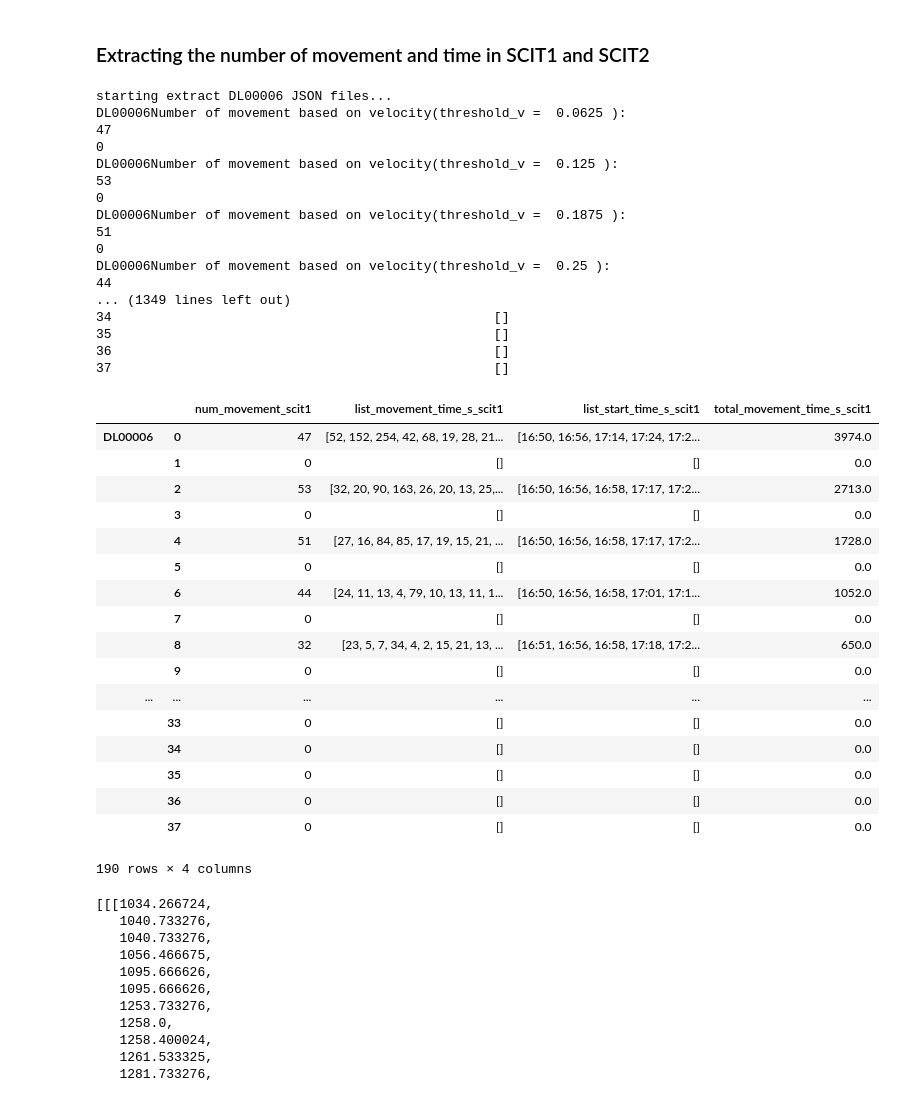
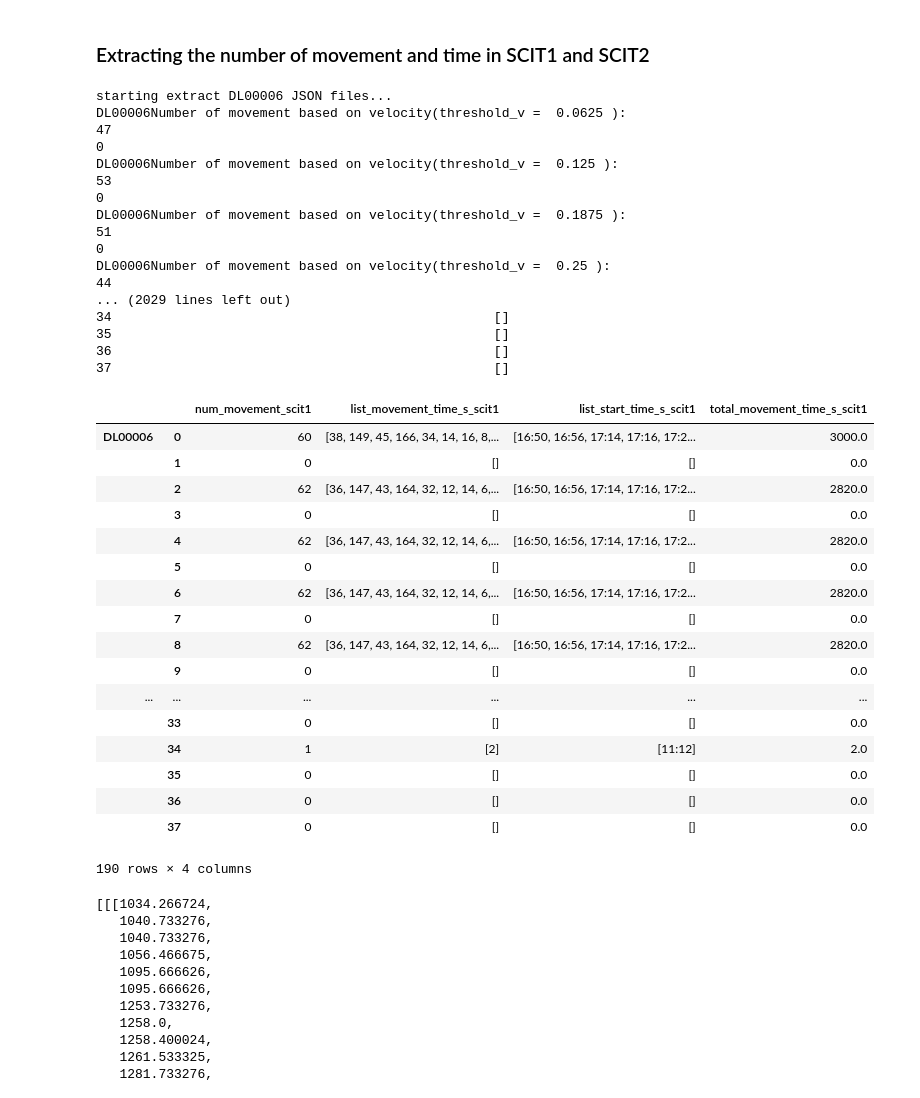
Before and after one commit to buyanyun/video-analysis-testing, a Jupyter notebook: extracting_feature_ipynb_version_abstract.ipynb, the cells around one changed output. Drawn from its saved outputs; the diff is of its cells as text; code cells hidden in the pictures.

```diff
--- a/extracting_feature_ipynb_version_abstract.ipynb
+++ b/extracting_feature_ipynb_version_abstract.ipynb
@@ -15,6 +15,7 @@ video_list = ['DL00006', 'DS00005', 'EJ00004', 'LS00003', 'MSC00011']
 time_list = [[16 + 5/6, 21+5/6], [15.5,20.5],[11.6666,16.6666], [11,16], [11,16]]
 
 Dv = []
+Dv2 = []
 Dm = []
 
 
@@ -23,7 +24,7 @@ for i in range(len(video_list)):
     SCIT_start = time_list[i][0]
     SCIT_end = time_list[i][1]
 
-    Xv, Xm = extract_json_file(video_name, SCIT_start, SCIT_end, 20, 20, 30)
+    Xv, Xv2, Xm = extract_json_file(video_name, SCIT_start, SCIT_end, 20, 20, 30)
 
     Xv = pd.DataFrame(Xv)
     Xv.columns = ['num_movement_scit1','list_movement_time_s_scit1', 'list_start_time_s_scit1']
@@ -36,6 +37,17 @@ for i in range(len(video_list)):
     print(Xv)
     Dv.append(Xv)
 
+    Xv2 = pd.DataFrame(Xv2)
+    Xv2.columns = ['num_movement_scit1','list_movement_time_s_scit1', 'list_start_time_s_scit1']
+#     body_part = ["Nose",  "Neck"]
+#                 ,  "RShoulder",  "RElbow",  "RWrist",  "LShoulder",  \
+#                 "LElbow",  "LWrist",  "MidHip",  "RHip", "RKnee", "RAnkle", "LHip", "LKnee", \
+#                 "LAnkle", "REye", "LEye", "REar", "LEar", "LBigToe", "LSmallToe", "LHeel", \
+#                 "RBigToe", "RSmallToe", "RHeel"]
+#     Xv.insert(0,'body_part',body_part)
+    print(Xv2)
+    Dv2.append(Xv2)
+
     Xm = pd.DataFrame(Xm)
     Xm.columns = ['num_movement_scit1','list_movement_time_s_scit1', 'list_start_time_s_scit1']
 #     body_part = ["Nose",  "Neck"]
@@ -59,7 +71,7 @@ DL00006Number of movement based on velocity(threshold_v =  0.1875 ):
 0
 DL00006Number of movement based on velocity(threshold_v =  0.25 ):
 44
-... (1349 lines left out)
+... (2029 lines left out)
 34                                                 []
 35                                                 []
 36                                                 []
@@ -67,25 +79,28 @@ DL00006Number of movement based on velocity(threshold_v =  0.25 ):
 # %%
 Dv = pd.concat(Dv, keys = video_list)
 Dv['total_movement_time_s_scit1'] = Dv['list_movement_time_s_scit1'].apply(lambda x: np.sum(x))
 
+Dv2 = pd.concat(Dv2, keys = video_list)
+Dv2['total_movement_time_s_scit1'] = Dv2['list_movement_time_s_scit1'].apply(lambda x: np.sum(x))
+
 Dm = pd.concat(Dm, keys = video_list)
 Dm['total_movement_time_s_scit1'] = Dm['list_movement_time_s_scit1'].apply(lambda x: np.sum(x))
-Dv
+Dv2
 # %% [output]
 |  |  | num_movement_scit1 | list_movement_time_s_scit1 | list_start_time_s_scit1 | total_movement_time_s_scit1 |
-| DL00006 | 0 | 47 | [52, 152, 254, 42, 68, 19, 28, 21... | [16:50, 16:56, 17:14, 17:24, 17:2... | 3974.0 |
+| DL00006 | 0 | 60 | [38, 149, 45, 166, 34, 14, 16, 8,... | [16:50, 16:56, 17:14, 17:16, 17:2... | 3000.0 |
 |  | 1 | 0 | [] | [] | 0.0 |
-|  | 2 | 53 | [32, 20, 90, 163, 26, 20, 13, 25,... | [16:50, 16:56, 16:58, 17:17, 17:2... | 2713.0 |
+|  | 2 | 62 | [36, 147, 43, 164, 32, 12, 14, 6,... | [16:50, 16:56, 17:14, 17:16, 17:2... | 2820.0 |
 |  | 3 | 0 | [] | [] | 0.0 |
-|  | 4 | 51 | [27, 16, 84, 85, 17, 19, 15, 21, ... | [16:50, 16:56, 16:58, 17:17, 17:2... | 1728.0 |
+|  | 4 | 62 | [36, 147, 43, 164, 32, 12, 14, 6,... | [16:50, 16:56, 17:14, 17:16, 17:2... | 2820.0 |
 |  | 5 | 0 | [] | [] | 0.0 |
-|  | 6 | 44 | [24, 11, 13, 4, 79, 10, 13, 11, 1... | [16:50, 16:56, 16:58, 17:01, 17:1... | 1052.0 |
+|  | 6 | 62 | [36, 147, 43, 164, 32, 12, 14, 6,... | [16:50, 16:56, 17:14, 17:16, 17:2... | 2820.0 |
 |  | 7 | 0 | [] | [] | 0.0 |
-|  | 8 | 32 | [23, 5, 7, 34, 4, 2, 15, 21, 13, ... | [16:51, 16:56, 16:58, 17:18, 17:2... | 650.0 |
+|  | 8 | 62 | [36, 147, 43, 164, 32, 12, 14, 6,... | [16:50, 16:56, 17:14, 17:16, 17:2... | 2820.0 |
 |  | 9 | 0 | [] | [] | 0.0 |
 | ... | ... | ... | ... | ... | ... |
 |  | 33 | 0 | [] | [] | 0.0 |
-|  | 34 | 0 | [] | [] | 0.0 |
+|  | 34 | 1 | [2] | [11:12] | 2.0 |
 |  | 35 | 0 | [] | [] | 0.0 |
 |  | 36 | 0 | [] | [] | 0.0 |
 |  | 37 | 0 | [] | [] | 0.0 |
```
Also changed, not shown: parts of 24 cells of this notebook, 4 other files.
